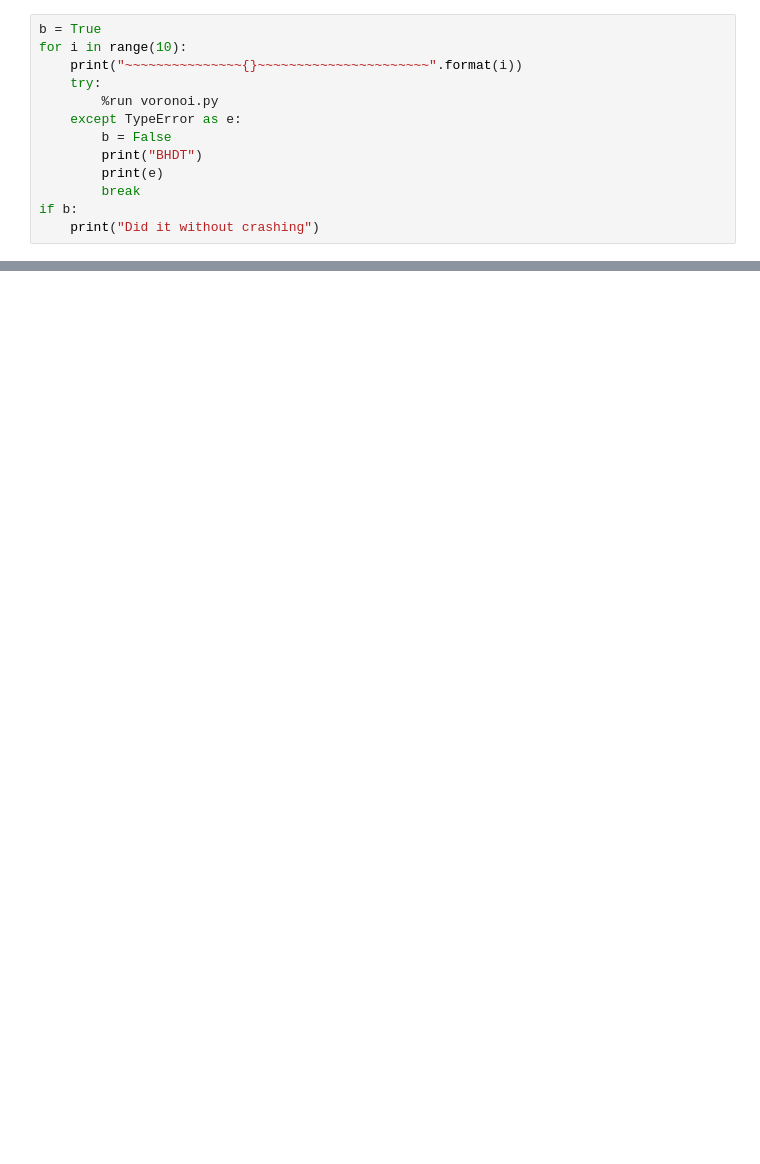
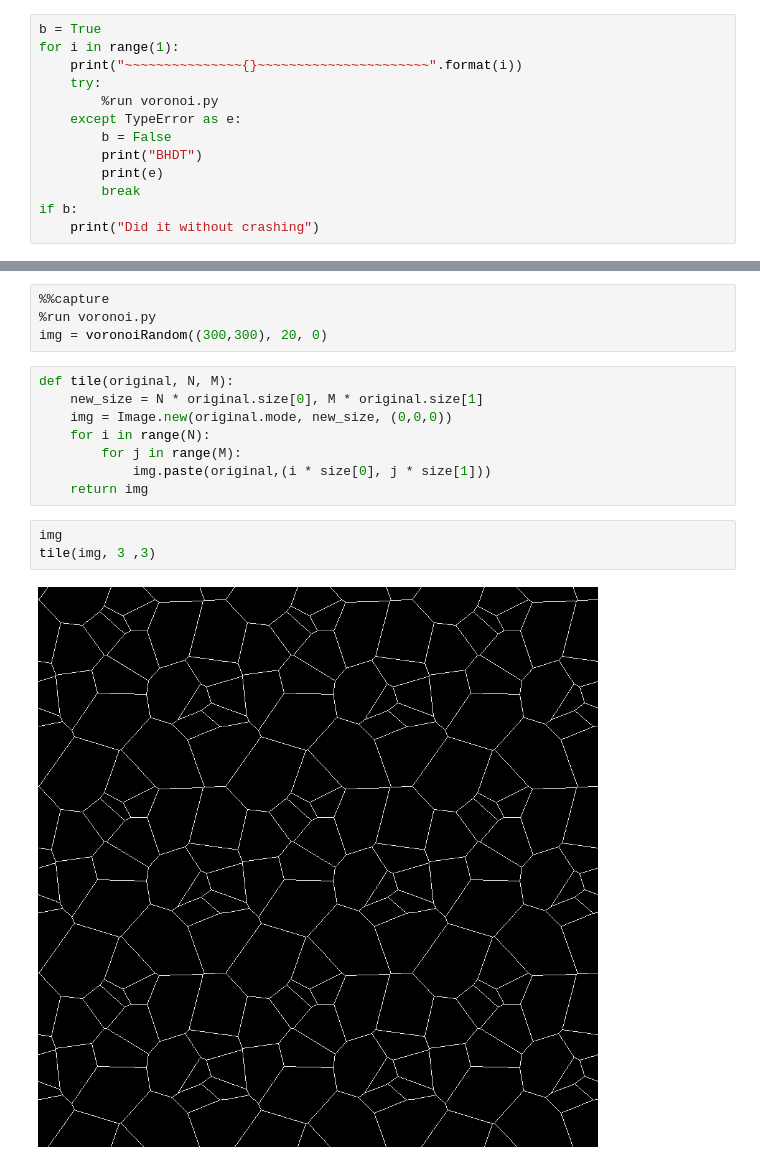
Before and after one commit to KenyC/ProceduralTextureGenerator, a Jupyter notebook: operators/functions/Untitled.ipynb, the cells around one changed output, grey strips where cells are left out. Drawn from its saved outputs; the diff is of its cells as text; blank space fills up the shorter version.

```diff
--- a/operators/functions/Untitled.ipynb
+++ b/operators/functions/Untitled.ipynb
@@ -1,6 +1,6 @@
 # %%
 b = True
-for i in range(10):
+for i in range(1):
     print("~~~~~~~~~~~~~~~{}~~~~~~~~~~~~~~~~~~~~~~".format(i))
     try:
         %run voronoi.py
@@ -131,0 +81,17 @@ None +1
+# %%
+%%capture
+%run voronoi.py
+img = voronoiRandom((300,300), 20, 0)
+# %%
+def tile(original, N, M):
+    new_size = N * original.size[0], M * original.size[1]
+    img = Image.new(original.mode, new_size, (0,0,0))
+    for i in range(N):
+        for j in range(M):
+            img.paste(original,(i * size[0], j * size[1]))
+    return img
+# %%
+img
+tile(img, 3 ,3)
+# %% [output]
+[figure, added]
```
Also changed, not shown: parts of 6 cells of this notebook, 3 other files.
